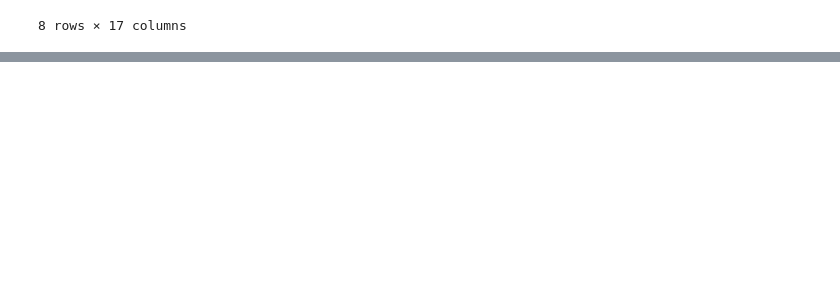
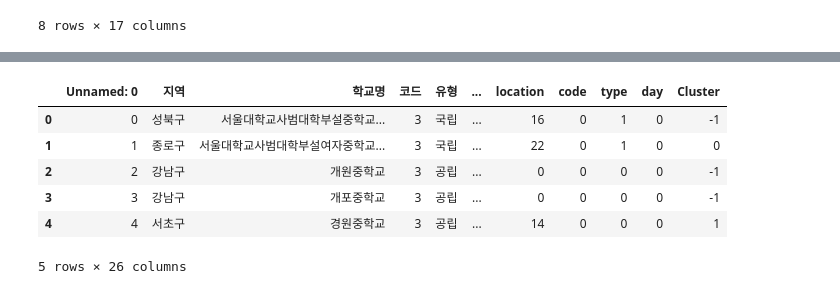
Before and after one commit to harryyang1982/pandas_data_analysis, a Jupyter notebook: part7.ipynb, the cells around one changed output, grey strips where cells are left out. Drawn from its saved outputs; the diff is of its cells as text; code cells hidden in the pictures; blank space fills up the shorter version.

Commit message:
group clustering 2

```diff
--- a/part7.ipynb
+++ b/part7.ipynb
@@ -985,0 +1011,15 @@ mschool_map.save('./school_mschool_location.html')
+# %%
+from sklearn import cluster
+
+columns_list = [9, 10, 13]
+X = df.iloc[:, columns_list]
+print(X[:5])
+
+X = preprocessing.StandardScaler().fit(X).transform(X)
+
+dbm = cluster.DBSCAN(eps=0.2, min_samples=5)
+
+dbm.fit(X)
+
+cluster_label = dbm.labels_
+print(cluster_label)
@@ -985,0 +1044,11 @@ mschool_map.save('./school_mschool_location.html')
+# %%
+df['Cluster'] = cluster_label
+df.head()
+# %% [output]
+|  | Unnamed: 0 | 지역 | 학교명 | 코드 | 유형 | ... | location | code | type | day | Cluster |
+| 0 | 0 | 성북구 | 서울대학교사범대학부설중학교... | 3 | 국립 | ... | 16 | 0 | 1 | 0 | -1 |
+| 1 | 1 | 종로구 | 서울대학교사범대학부설여자중학교... | 3 | 국립 | ... | 22 | 0 | 1 | 0 | 0 |
+| 2 | 2 | 강남구 | 개원중학교 | 3 | 공립 | ... | 0 | 0 | 0 | 0 | -1 |
+| 3 | 3 | 강남구 | 개포중학교 | 3 | 공립 | ... | 0 | 0 | 0 | 0 | -1 |
+| 4 | 4 | 서초구 | 경원중학교 | 3 | 공립 | ... | 14 | 0 | 0 | 0 | 1 |
+5 rows × 26 columns
```
Also changed, not shown: parts of 5 cells of this notebook, 1 other file.
